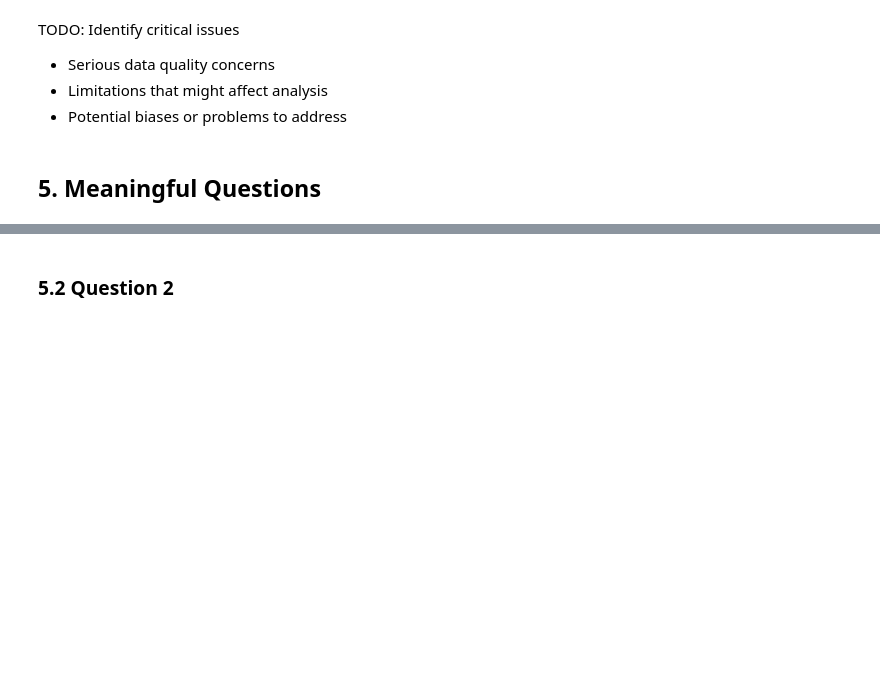
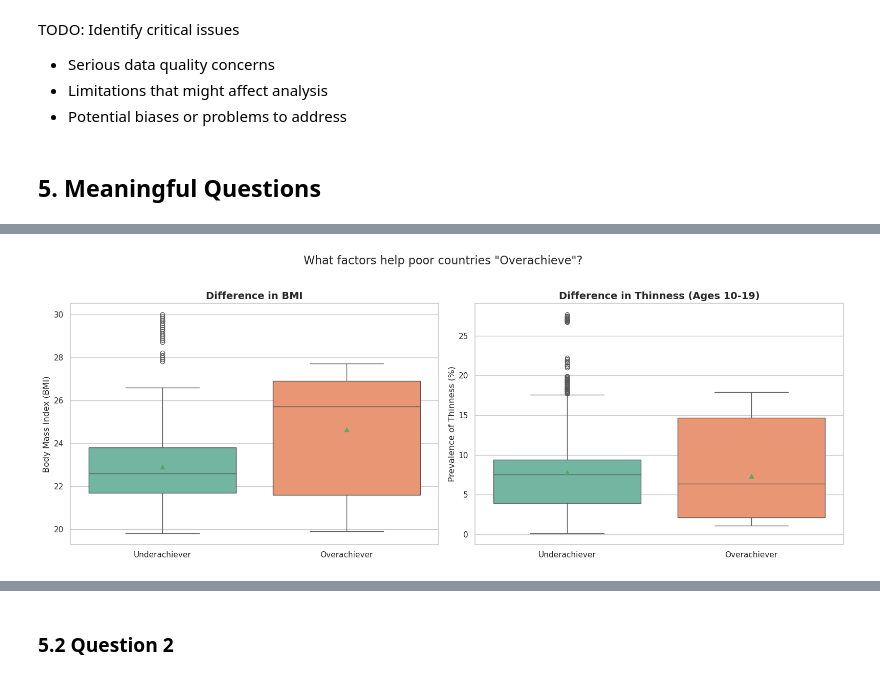
Before and after one commit to Shinoaki0145/Life_Expectancy_WHO, a Jupyter notebook: src/main.ipynb, the cells around one changed output, grey strips where cells are left out. Saved outputs shown, nothing was run; the diff lists cells and outputs as text; code cells hidden in the pictures; blank space fills up the shorter version.

```diff
--- a/src/main.ipynb
+++ b/src/main.ipynb
@@ -377,0 +640,22 @@ TODO: Identify critical issues
+# %%
+fig, axes = plt.subplots(1, 2, figsize=(16, 6))
+
+# Plot BMI and Thinness box plots
+sns.boxplot(data=df_low_gdp, x='Life_Expectancy_Category', y='BMI',
+            palette='Set2', showmeans=True, ax=axes[0], hue = 'Life_Expectancy_Category', legend=False)
+axes[0].set_title('Difference in BMI', fontsize=14, fontweight='bold')
+axes[0].set_ylabel('Body Mass Index (BMI)')
+axes[0].set_xlabel('')
+
+# Plot Thinness box plot
+sns.boxplot(data=df_low_gdp, x='Life_Expectancy_Category', y='Thinness_ten_nineteen_years',
+            palette='Set2', showmeans=True, ax=axes[1], hue = 'Life_Expectancy_Category', legend=False)
+axes[1].set_title('Difference in Thinness (Ages 10-19)', fontsize=14, fontweight='bold')
+axes[1].set_ylabel('Prevalence of Thinness (%)')
+axes[1].set_xlabel('')
+
+plt.suptitle('What factors help poor countries "Overachieve"?', fontsize=16, y=1.02)
+plt.tight_layout()
+plt.show()
+# %% [output]
+[figure, added]
```
Also changed, not shown: parts of 97 cells of this notebook.
